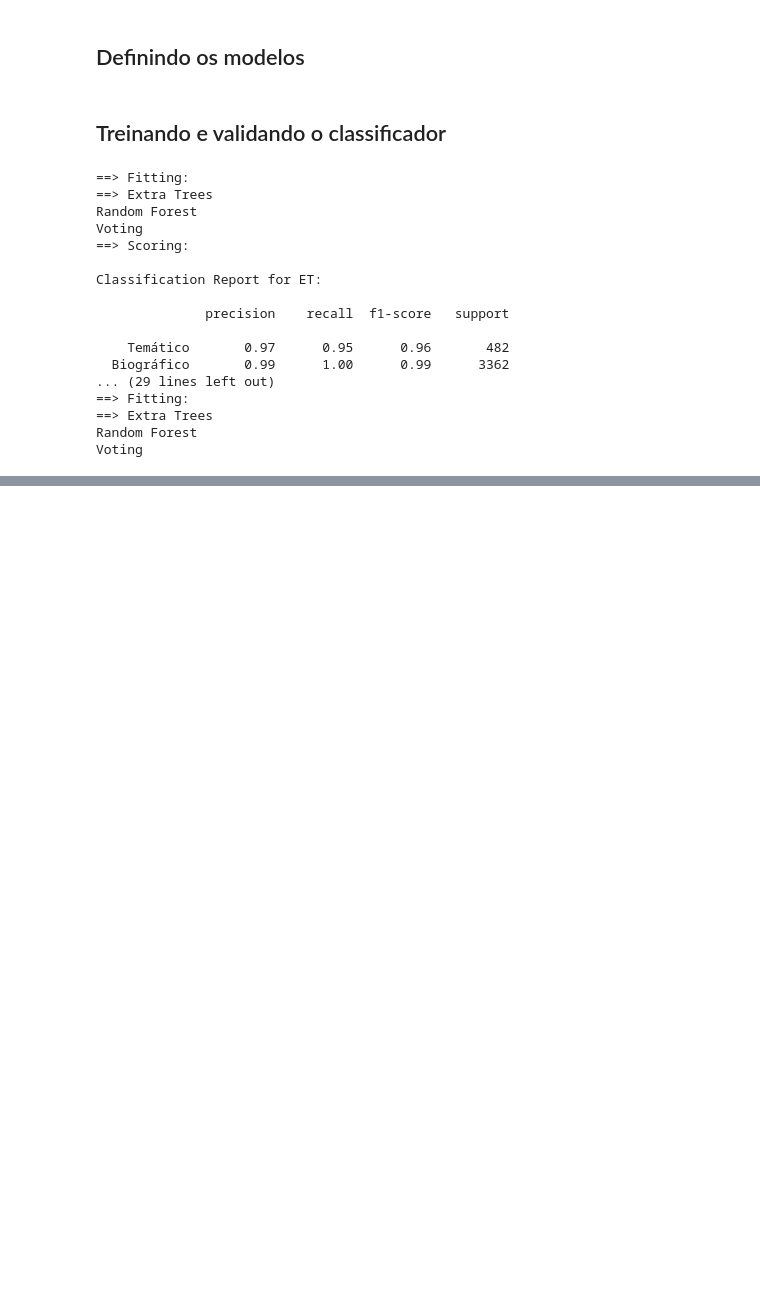
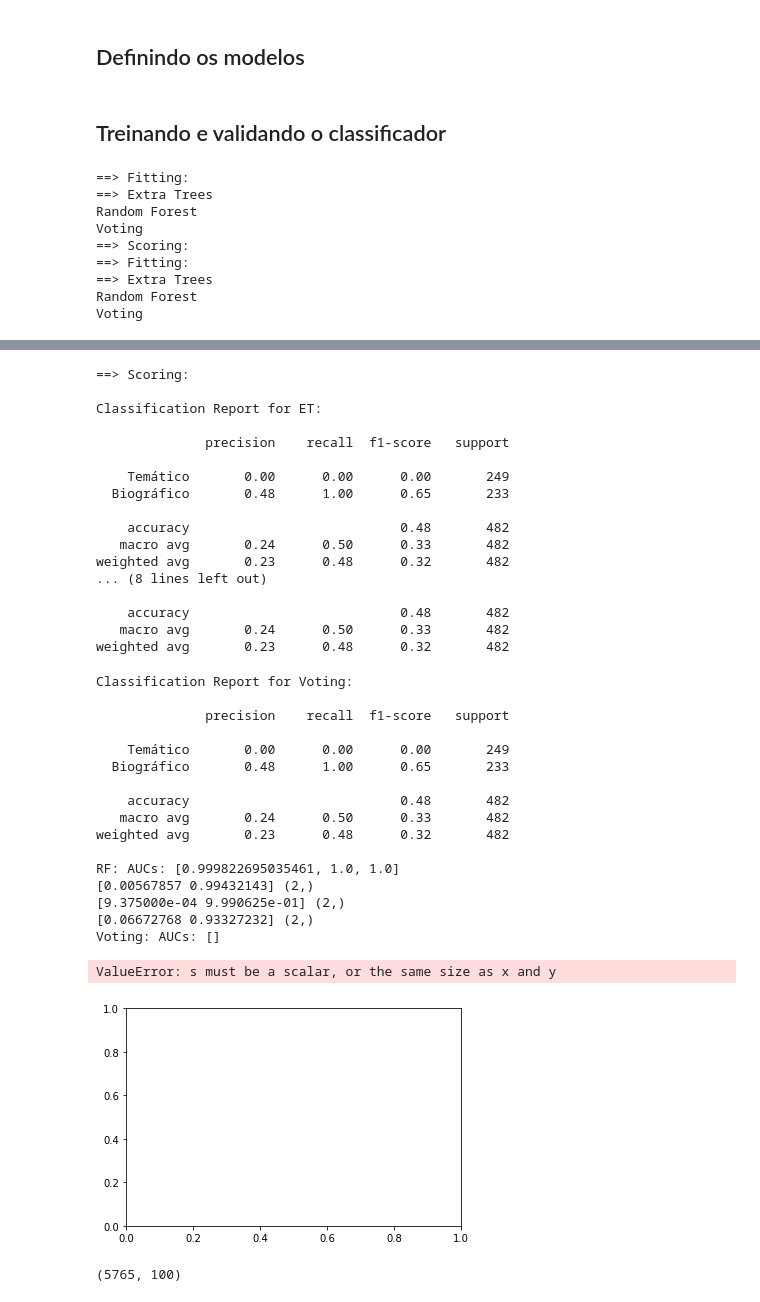
Before and after one commit to fccoelho/text-mining-cientistas-sociais, a Jupyter notebook: Capitulo_5.ipynb, the cells around one changed output, grey strips where cells are left out. Drawn from its saved outputs; the diff is of its cells as text; code cells hidden in the pictures; blank space fills up the shorter version.

```diff
--- a/Capitulo_5.ipynb
+++ b/Capitulo_5.ipynb
@@ -118,0 +120,3 @@ Y = gera_alvo()
+# %%
+biog = data.iloc[Y]
+tem = data.iloc[~Y]
@@ -118,0 +126,7 @@ Y = gera_alvo()
+# %%
+data2 = pd.concat([biog[:963],tem],axis=0)
+Y2 = np.array([True]*963 + [False]*963)
+data2['Y2'] = Y2
+data2 = data2.sample(frac=1).reset_index(drop=True)
+Y2 = data2.pop('Y2')
+data2
@@ -119,4 +147,6 @@ Y = gera_alvo()
 # %%
+from matplotlib import pyplot as plt
+%matplotlib inline
 def print_class_report(Xtest, Ytest, clf, clf_name):
     """
     Prints Classification report
@@ -149,14 +179,14 @@ def plot_roc(probas):
             fprs.append([float(f) for f in fpr])
 
         print('{}: AUCs: {}'.format(k, str(roc_aucs)))
-    # pserver2.scatter(fprs, tprs, [], "ROC curve", "points", 0, 0)
+    plt.scatter(fprs, tprs, [], "ROC curve", "points", 0, 0)
 # %% [markdown]
 ## Definindo os modelos
 # %%
 rfclf = RandomForestClassifier(n_estimators=400, criterion='entropy', n_jobs=-1, min_samples_leaf=3, warm_start=True, verbose=0)
 etclf = ExtraTreesClassifier(n_estimators=400, n_jobs=-1,min_samples_leaf=3, warm_start=True, verbose=0)
 # %%
-vcclf = VotingClassifier(estimators=[('rf', rfclf), ('et', etclf)], voting='soft', weights=[2,1])
+vcclf = VotingClassifier(estimators=[('rf', rfclf), ('et', etclf)], voting='soft', weights=[1,1])
 # %% [markdown]
 ## Treinando e validando o classificador
 # %%
@@ -165,11 +195,12 @@ scaler = StandardScaler()
 
 acc_hist = defaultdict(lambda: [])
 
-X = data.as_matrix()
+Xtrain,Xtest,Ytrain,Ytest = train_test_split(data2.values,Y2, test_size=.25)
+
 probas = defaultdict(lambda: [])
-skf = StratifiedKFold(2, shuffle=True)
+skf = StratifiedKFold(3, shuffle=True)
 
-for train_index, test_index in skf.split(X, Y):
+for train_index, test_index in skf.split(Xtrain, Ytrain):
     scaler.fit(X)
     X = scaler.transform(X)
     print("==> Fitting:")
@@ -186,9 +217,9 @@ for train_index, test_index in skf.split(X, Y):
 
     acc_hist['RF'].append(cross_val_score(rfclf, X[test_index], Y[test_index], cv=2, n_jobs=-1).mean())
     acc_hist['Voting'].append(vcclf.score(X[test_index], Y[test_index]))
-    print_class_report(X[test_index], Y[test_index], etclf, 'ET')
-    print_class_report(X[test_index], Y[test_index], rfclf, 'RF')
-    print_class_report(X[test_index], Y[test_index], vcclf, 'Voting')
+print_class_report(Xtest, Ytest, etclf, 'ET')
+print_class_report(Xtest, Ytest, rfclf, 'RF')
+print_class_report(Xtest, Ytest, vcclf, 'Voting')
 
 #     plot_learning(acc_hist)
 plot_roc(probas)
@@ -201,14 +232,6 @@ df_acc = pd.DataFrame(acc_hist)
 Random Forest
 Voting
 ==> Scoring:
-
-Classification Report for ET:
-
-              precision    recall  f1-score   support
-
-    Temático       0.97      0.95      0.96       482
-  Biográfico       0.99      1.00      0.99      3362
-... (29 lines left out)
 ==> Fitting:
 ==> Extra Trees
 Random Forest
@@ -232,0 +244,39 @@ Voting: AUCs: []
+==> Scoring:
+
+Classification Report for ET:
+
+              precision    recall  f1-score   support
+
+    Temático       0.00      0.00      0.00       249
+  Biográfico       0.48      1.00      0.65       233
+
+    accuracy                           0.48       482
+   macro avg       0.24      0.50      0.33       482
+weighted avg       0.23      0.48      0.32       482
+... (8 lines left out)
+
+    accuracy                           0.48       482
+   macro avg       0.24      0.50      0.33       482
+weighted avg       0.23      0.48      0.32       482
+Classification Report for Voting:
+
+              precision    recall  f1-score   support
+
+    Temático       0.00      0.00      0.00       249
+  Biográfico       0.48      1.00      0.65       233
+
+    accuracy                           0.48       482
+   macro avg       0.24      0.50      0.33       482
+weighted avg       0.23      0.48      0.32       482
+
+RF: AUCs: [0.999822695035461, 1.0, 1.0]
+[0.00567857 0.99432143] (2,)
+[9.375000e-04 9.990625e-01] (2,)
+[0.06672768 0.93327232] (2,)
+Voting: AUCs: []
+ValueError: s must be a scalar, or the same size as x and y
+[figure, added]
+# %%
+Xtrain.shape
+# %% [output]
+(5765, 100)
```
Also changed, not shown: parts of 7 cells of this notebook.
